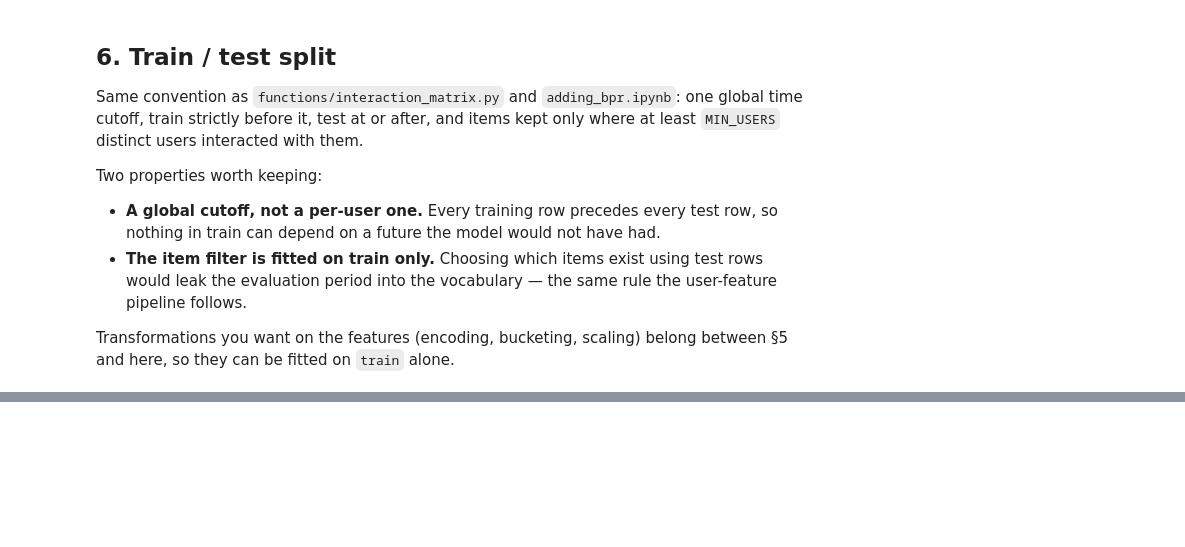
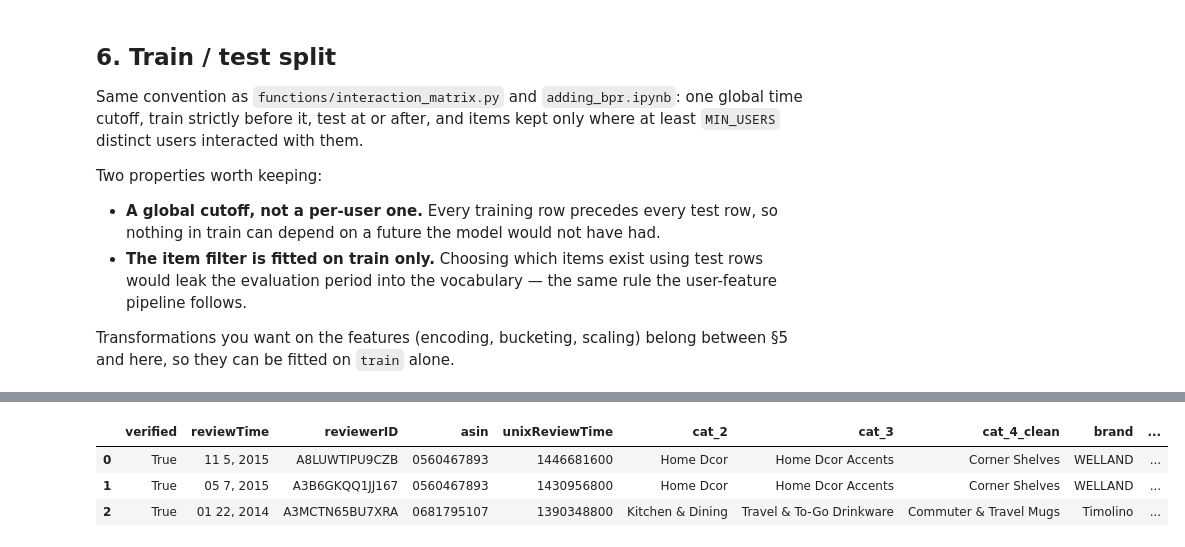
Before and after one commit to flamesmith/RecSystem, a Jupyter notebook: ttn/ttn.ipynb, the cells around one changed output, grey strips where cells are left out. Cells and saved outputs as stored; diff of their text form; code cells hidden in the pictures; blank space fills up the shorter version.

```diff
--- a/ttn/ttn.ipynb
+++ b/ttn/ttn.ipynb
@@ -520,0 +618,7 @@ print(f"test rows dropped as unscoreable (cold user or item): "
+# %%
+train.head(3)
+# %% [output]
+|  | verified | reviewTime | reviewerID | asin | unixReviewTime | cat_2 | cat_3 | cat_4_clean | brand | ... |
+| 0 | True | 11 5, 2015 | A8LUWTIPU9CZB | 0560467893 | 1446681600 | Home Dcor | Home Dcor Accents | Corner Shelves | WELLAND | ... |
+| 1 | True | 05 7, 2015 | A3B6GKQQ1JJ167 | 0560467893 | 1430956800 | Home Dcor | Home Dcor Accents | Corner Shelves | WELLAND | ... |
+| 2 | True | 01 22, 2014 | A3MCTN65BU7XRA | 0681795107 | 1390348800 | Kitchen & Dining | Travel & To-Go Drinkware | Commuter & Travel Mugs | Timolino | ... |
```
Also changed, not shown: parts of 7 cells of this notebook, 5 other files.
